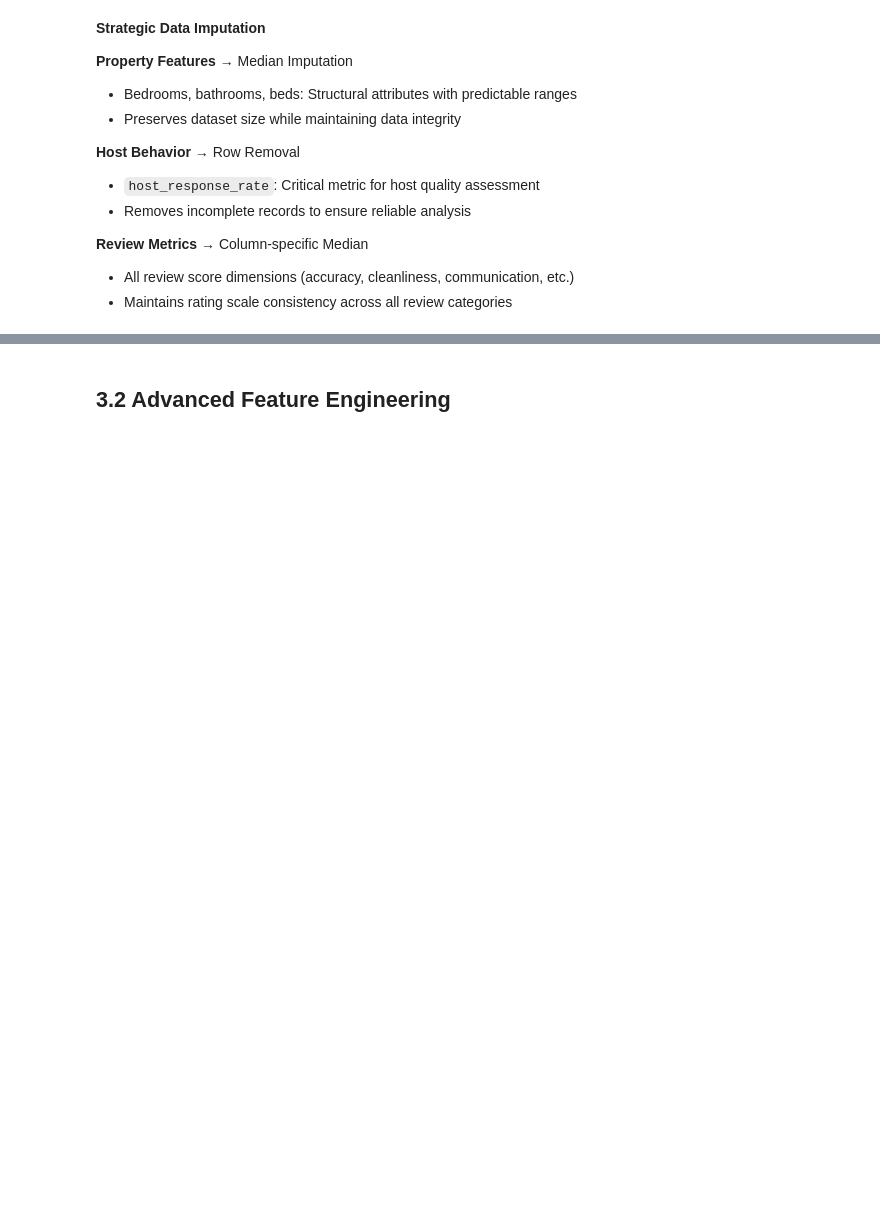
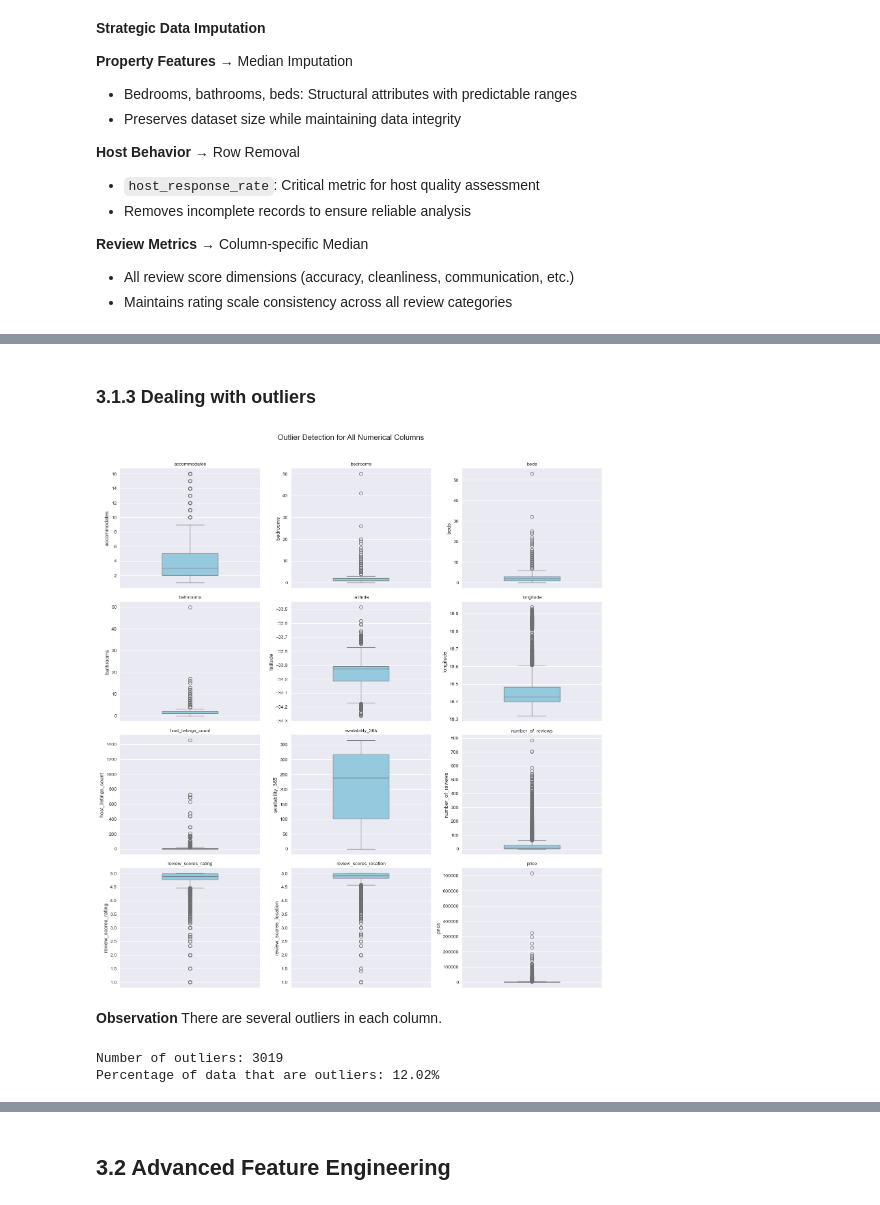
Before and after one commit to patsi-dev/Airbnb-Cape-Town-Price-Prediction, a Jupyter notebook: index.ipynb, the cells around one changed output, grey strips where cells are left out. Cells and saved outputs as stored; diff of their text form; code cells hidden in the pictures; blank space fills up the shorter version.

```diff
--- a/index.ipynb
+++ b/index.ipynb
@@ -688,0 +658,4 @@ review_scores_value: 2818 missing values filled with median
+# %%
+df = df.dropna(subset = ['bedrooms', 'host_is_superhost', 'host_listings_count', 'host_since'])
+df = df.reset_index(drop = True)
+df.isna().sum()*100/len(df)
@@ -688,0 +680,4 @@ review_scores_value: 2818 missing values filled with median
+# %%
+# Handle the missing in host_acceptance_rate
+# It's categorical data, so I'll fill the missing values with the mode
+df['host_acceptance_rate'].fillna(df['host_acceptance_rate'].mode()[0], inplace = True)
@@ -704,0 +767,5 @@ review_scores_value: 2818 missing values filled with median
+# %%
+# Change the below columns from floats to integers
+format_cols = ['bedrooms', 'beds', 'bathrooms']
+
+df[format_cols] = df[format_cols].astype('int64')
@@ -704,0 +799,41 @@ review_scores_value: 2818 missing values filled with median
+# %% [markdown]
+### 3.1.3 Dealing with outliers
+# %%
+# Select only numerical columns
+num_cols = df.select_dtypes(include=[np.number]).columns
+
+# Set figure size dynamically based on number of columns
+n_cols = 3  # number of plots per row
+n_rows = int(np.ceil(len(num_cols) / n_cols))
+
+plt.figure(figsize=(15, n_rows * 4))
+plt.suptitle('Outlier Detection for All Numerical Columns', fontsize=16, y=1.02)
+
+# Create a boxplot for each numeric column
+for i, col in enumerate(num_cols, 1):
+    plt.subplot(n_rows, n_cols, i)
+    sns.boxplot(y=df[col], color='skyblue', width=0.4)
+    plt.title(col, fontsize=10)
+    plt.xlabel('')
+    plt.tight_layout()
+
+plt.show()
+# %% [output]
+[figure, added]
+# %% [markdown]
+**Observation**
+There are several outliers in each column.
+# %%
+# Check for the percentages of the outliers
+Q1 = df['price'].quantile(0.25)
+Q3 = df['price'].quantile(0.75)
+IQR = Q3 - Q1
+lower_bound = Q1 - 1.5 * IQR
+upper_bound = Q3 + 1.5 * IQR
+
+outliers = df[(df['price'] < lower_bound) | (df['price'] > upper_bound)]
+print(f"Number of outliers: {len(outliers)}")
+print(f"Percentage of data that are outliers: {len(outliers) / len(df) * 100:.2f}%")
+# %% [output]
+Number of outliers: 3019
+Percentage of data that are outliers: 12.02%
```
Also changed, not shown: parts of 213 cells of this notebook.
